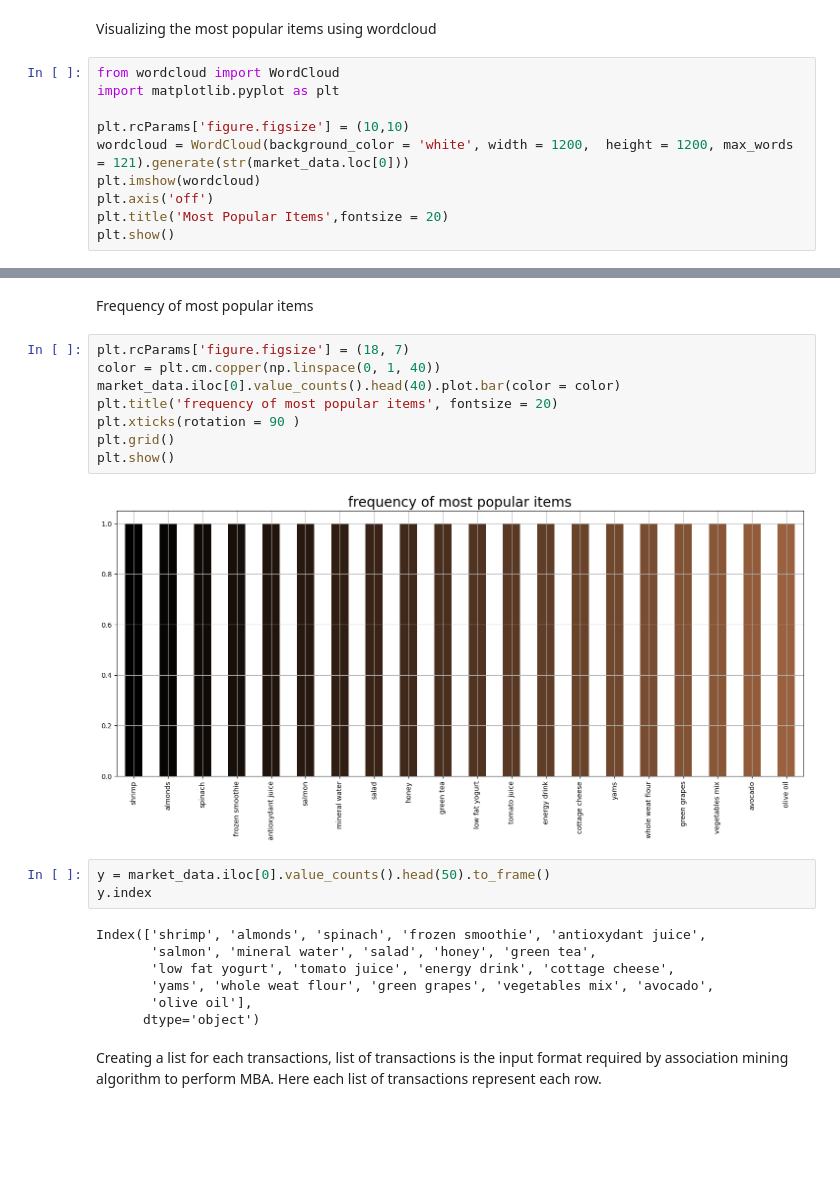
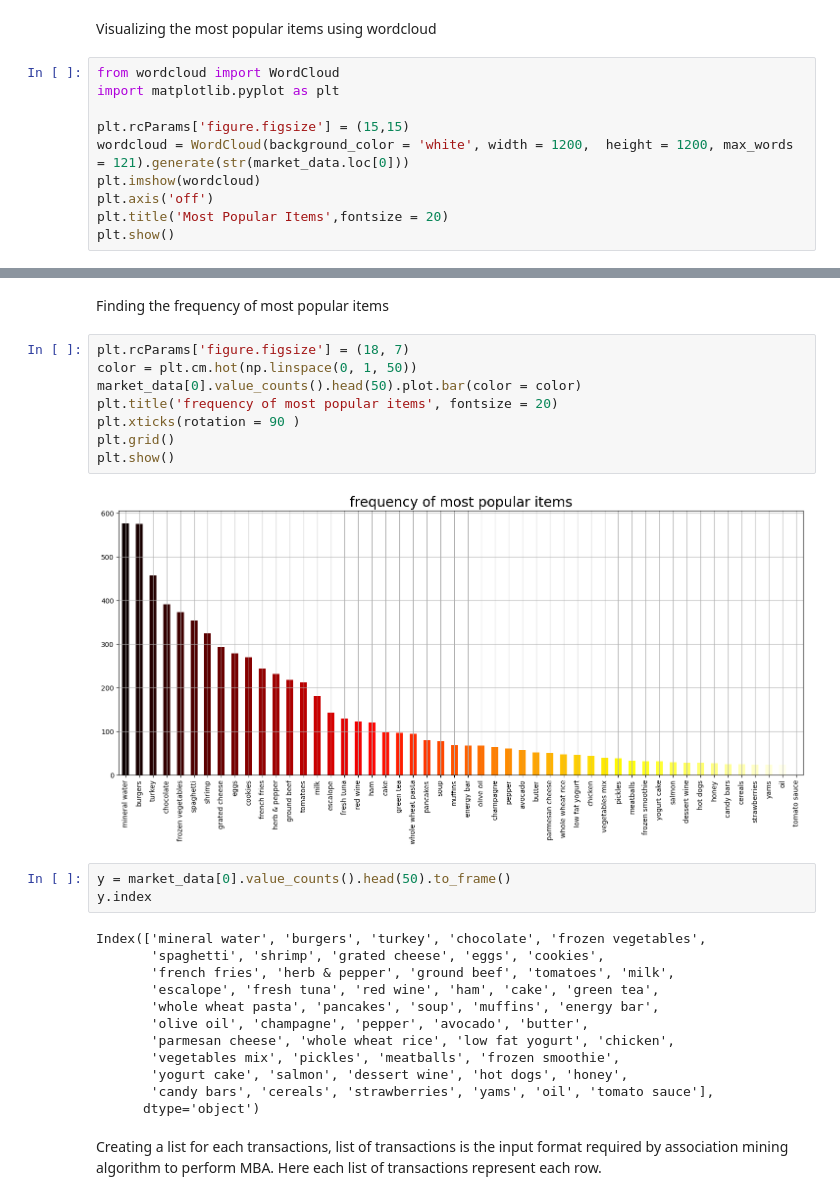
Before and after one commit to badrinarayanan02/machine_learning, a Jupyter notebook: 2348507_lab3.ipynb, the cells around one changed output, grey strips where cells are left out. Drawn from its saved outputs; the diff is of its cells as text; blank space fills up the shorter version.

Commit message:
Market Basket Analysis for lab3

```diff
--- a/2348507_lab3.ipynb
+++ b/2348507_lab3.ipynb
@@ -64,7 +64,7 @@ Visualizing the most popular items using wordcloud
 from wordcloud import WordCloud
 import matplotlib.pyplot as plt
 
-plt.rcParams['figure.figsize'] = (10,10)
+plt.rcParams['figure.figsize'] = (15,15)
 wordcloud = WordCloud(background_color = 'white', width = 1200,  height = 1200, max_words = 121).generate(str(market_data.loc[0]))
 plt.imshow(wordcloud)
 plt.axis('off')
@@ -75,24 +75,29 @@ plt.show()
 # %% [markdown]
-Frequency of most popular items
+Finding the frequency of most popular items
 # %%
 plt.rcParams['figure.figsize'] = (18, 7)
-color = plt.cm.copper(np.linspace(0, 1, 40))
-market_data.iloc[0].value_counts().head(40).plot.bar(color = color)
+color = plt.cm.hot(np.linspace(0, 1, 50))
+market_data[0].value_counts().head(50).plot.bar(color = color)
 plt.title('frequency of most popular items', fontsize = 20)
 plt.xticks(rotation = 90 )
 plt.grid()
 plt.show()
 # %% [output]
-[figure, old version]
+[figure, new version]
 # %%
-y = market_data.iloc[0].value_counts().head(50).to_frame()
+y = market_data[0].value_counts().head(50).to_frame()
 y.index
 # %% [output]
-Index(['shrimp', 'almonds', 'spinach', 'frozen smoothie', 'antioxydant juice',
-       'salmon', 'mineral water', 'salad', 'honey', 'green tea',
-       'low fat yogurt', 'tomato juice', 'energy drink', 'cottage cheese',
-       'yams', 'whole weat flour', 'green grapes', 'vegetables mix', 'avocado',
-       'olive oil'],
+Index(['mineral water', 'burgers', 'turkey', 'chocolate', 'frozen vegetables',
+       'spaghetti', 'shrimp', 'grated cheese', 'eggs', 'cookies',
+       'french fries', 'herb & pepper', 'ground beef', 'tomatoes', 'milk',
+       'escalope', 'fresh tuna', 'red wine', 'ham', 'cake', 'green tea',
+       'whole wheat pasta', 'pancakes', 'soup', 'muffins', 'energy bar',
+       'olive oil', 'champagne', 'pepper', 'avocado', 'butter',
+       'parmesan cheese', 'whole wheat rice', 'low fat yogurt', 'chicken',
+       'vegetables mix', 'pickles', 'meatballs', 'frozen smoothie',
+       'yogurt cake', 'salmon', 'dessert wine', 'hot dogs', 'honey',
+       'candy bars', 'cereals', 'strawberries', 'yams', 'oil', 'tomato sauce'],
       dtype='object')
 # %% [markdown]
 Creating a list for each transactions, list of transactions is the input format required by association mining algorithm to perform MBA.
```
Also changed, not shown: parts of 8 cells of this notebook.
